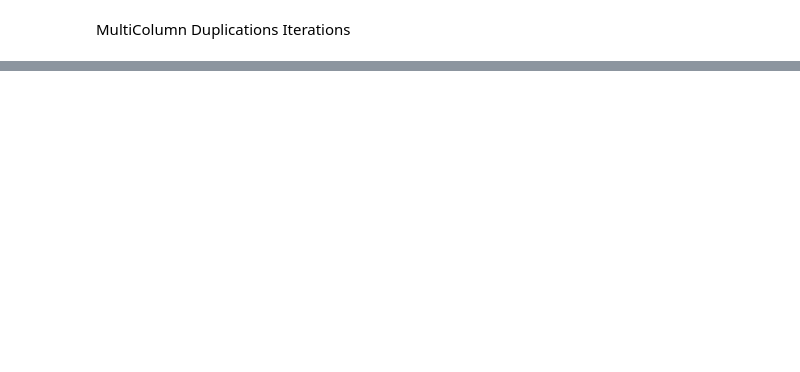
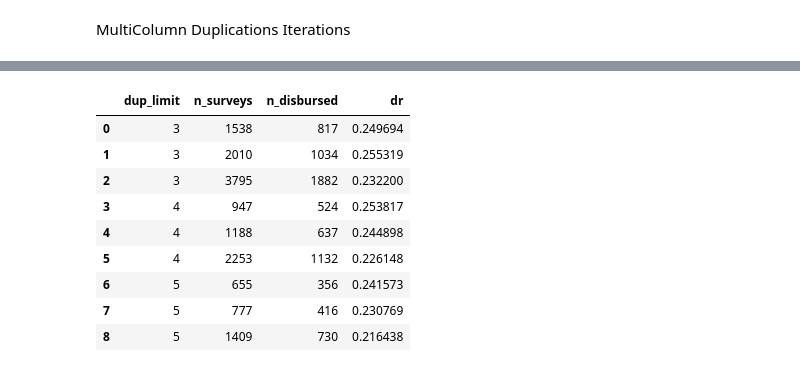
Before and after one commit to missjossy/Data-Research-Code, a Jupyter notebook: fraud/notebooks/simulation.ipynb, the cells around one changed output, grey strips where cells are left out. Cells and saved outputs as stored; diff of their text form; code cells hidden in the pictures; blank space fills up the shorter version.

```diff
--- a/fraud/notebooks/simulation.ipynb
+++ b/fraud/notebooks/simulation.ipynb
@@ -118,0 +263,27 @@ for i in range(3, 6):
+# %%
+records = []
+for i in range(3, 6):
+    for j in range(2, 5):
+        output = defaultdict(list)
+        res = lev_win(df, 15, i, j)
+        output['dup_limit'] = i
+        output['n_surveys'] = res['CLIENT_ID'].count()
+        output['n_disbursed'] = res['DISBURSED'].sum()
+        output['dr'] = res['DR1'].sum()/res['DISBURSED'].sum()
+        records.append(output)
+
+
+output8 = pd.DataFrame(records)
+# %%
+output8
+# %% [output]
+|  | dup_limit | n_surveys | n_disbursed | dr |
+| 0 | 3 | 1538 | 817 | 0.249694 |
+| 1 | 3 | 2010 | 1034 | 0.255319 |
+| 2 | 3 | 3795 | 1882 | 0.232200 |
+| 3 | 4 | 947 | 524 | 0.253817 |
+| 4 | 4 | 1188 | 637 | 0.244898 |
+| 5 | 4 | 2253 | 1132 | 0.226148 |
+| 6 | 5 | 655 | 356 | 0.241573 |
+| 7 | 5 | 777 | 416 | 0.230769 |
+| 8 | 5 | 1409 | 730 | 0.216438 |
```
Also changed, not shown: parts of 9 cells of this notebook, 1 other file.
